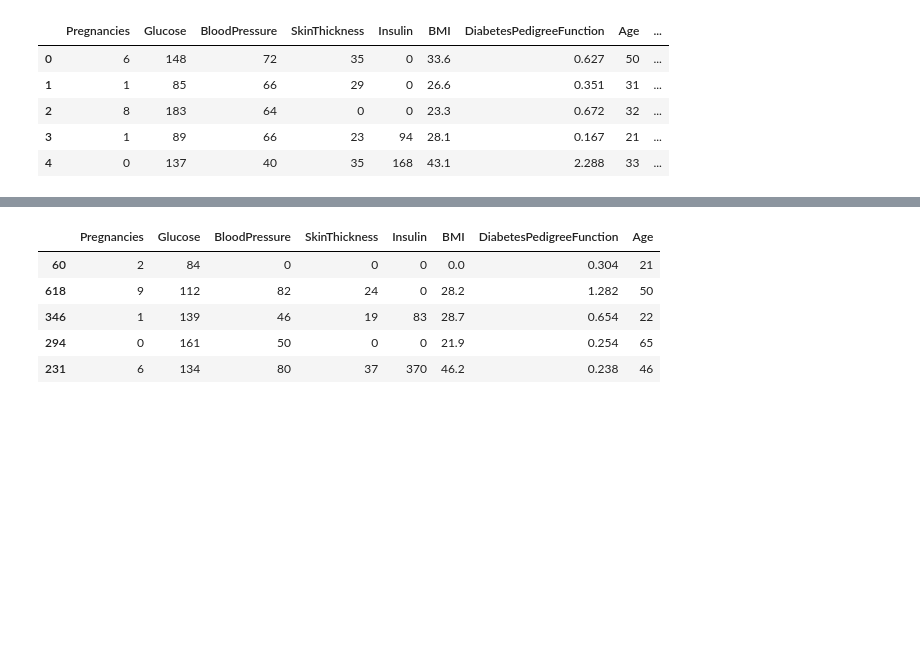
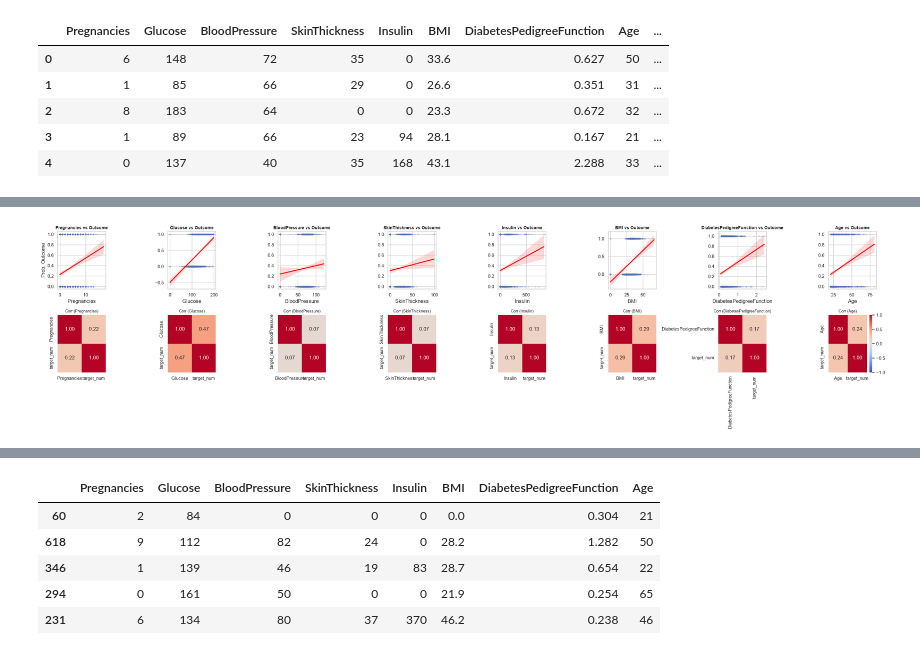
Before and after one commit to Brenda-Carloni/arboles_decision_bren, a Jupyter notebook: src/explore.ipynb, the cells around one changed output, grey strips where cells are left out. Cells and saved outputs as stored; diff of their text form; code cells hidden in the pictures; blank space fills up the shorter version.

```diff
--- a/src/explore.ipynb
+++ b/src/explore.ipynb
@@ -28,0 +166,69 @@ RECORDAR: Al momento de hacer el EDA en este modelo (ÁRBOL DE DECISION), no hay
+# %%
+import matplotlib.pyplot as plt
+import seaborn as sns
+
+# 1. Definir la variable objetivo y las variables numéricas
+target_col = 'Outcome'
+numericas = [
+    'Pregnancies',
+    'Glucose',
+    'BloodPressure',
+    'SkinThickness',
+    'Insulin',
+    'BMI',
+    'DiabetesPedigreeFunction',
+    'Age',
+]
+
+# 2. Copia de trabajo y aseguramiento de 'target_num' en formato 0 / 1
+df_plot = df.copy()
+
+if df_plot[target_col].dtype == 'object':
+    df_plot['target_num'] = (
+        df_plot[target_col]
+        .astype(str)
+        .str.lower()
+        .map({'yes': 1, 'no': 0, '1': 1, '0': 0})
+    )
+else:
+    df_plot['target_num'] = df_plot[target_col]
+
+# 3. Crear el lienzo con 2 filas y tantas columnas como predictores (8)
+ncols = len(numericas)
+fig, axis = plt.subplots(2, ncols, figsize=(3.5 * ncols, 7))
+
+for i, col in enumerate(numericas):
+    # Fila 0: Diagrama de Regresión / Dispersión
+    sns.regplot(
+        data=df_plot,
+        x=col,
+        y='target_num',
+        ax=axis[0, i],
+        scatter_kws={'alpha': 0.15, 's': 10},
+        line_kws={'color': 'red'},
+    )
+    axis[0, i].set_title(
+        f'{col} vs {target_col}', fontsize=10, fontweight='bold'
+    )
+    axis[0, i].set_xlabel(col)
+    axis[0, i].set_ylabel(f'Prob. {target_col}' if i == 0 else '')
+
+    # Fila 1: Heatmap de Correlación entre la variable actual y Outcome
+    corr_matrix = df_plot[[col, 'target_num']].corr()
+
+    sns.heatmap(
+        corr_matrix,
+        annot=True,
+        fmt='.2f',
+        cmap='coolwarm',
+        vmin=-1,
+        vmax=1,
+        ax=axis[1, i],
+        cbar=(i == ncols - 1),  # Barra de color únicamente en la última figura
+    )
+    axis[1, i].set_title(f'Corr ({col})', fontsize=9)
+
+plt.tight_layout()
+plt.show()
+# %% [output]
+[figure, added]
```
Also changed, not shown: parts of 24 cells of this notebook.
